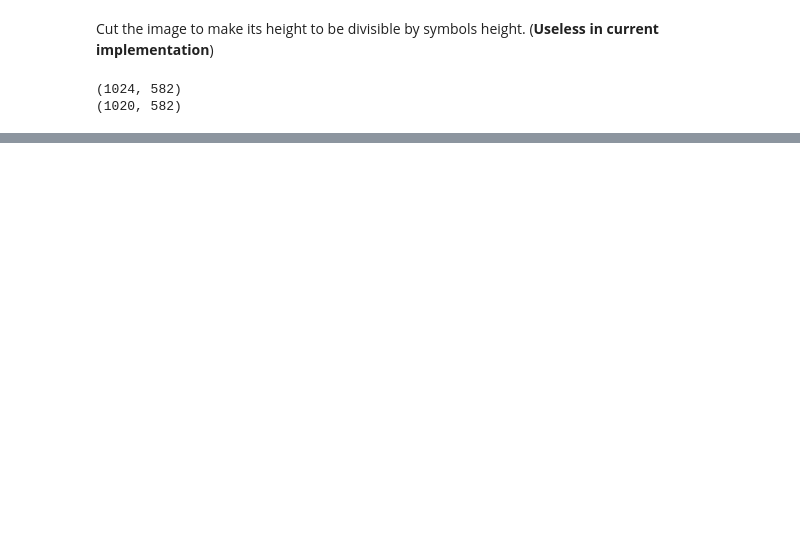
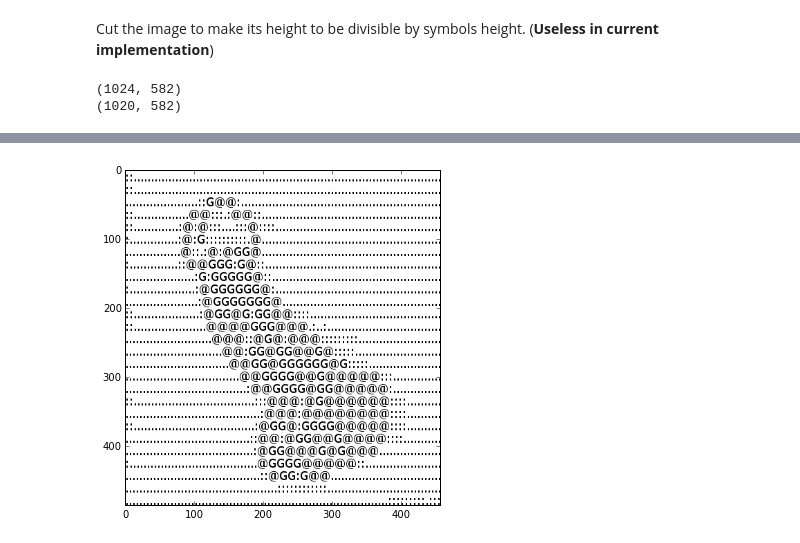
Before and after one commit to max777alex/image-to-ascii, a Jupyter notebook: project.ipynb, the cells around one changed output, grey strips where cells are left out. Drawn from its saved outputs; the diff is of its cells as text; code cells hidden in the pictures; blank space fills up the shorter version.

```diff
--- a/project.ipynb
+++ b/project.ipynb
@@ -250 +275,5 @@ class LDDP(object):
+# %%
+a = prob.convert(ord1=1, ord2='nuc', C=0.0)
+# %% [output]
+[figure, added]
 # %%
```
Also changed, not shown: parts of 9 cells of this notebook.
